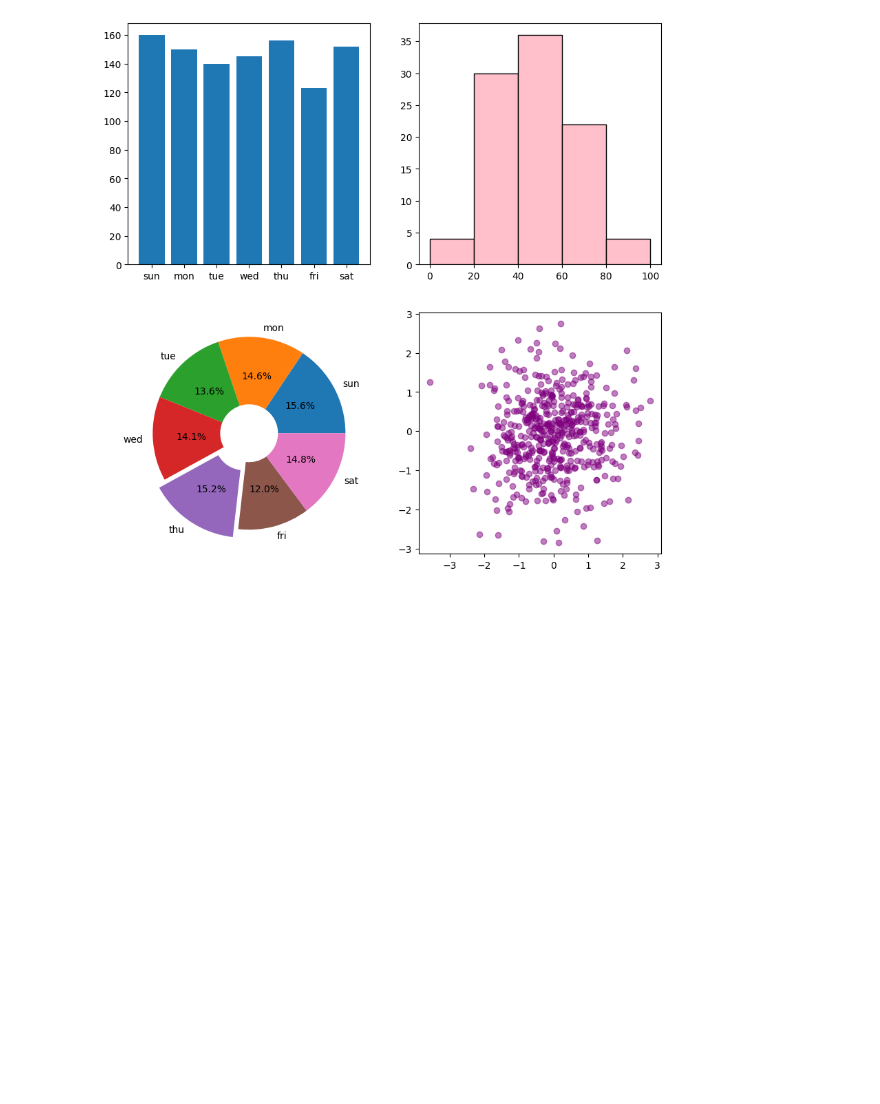
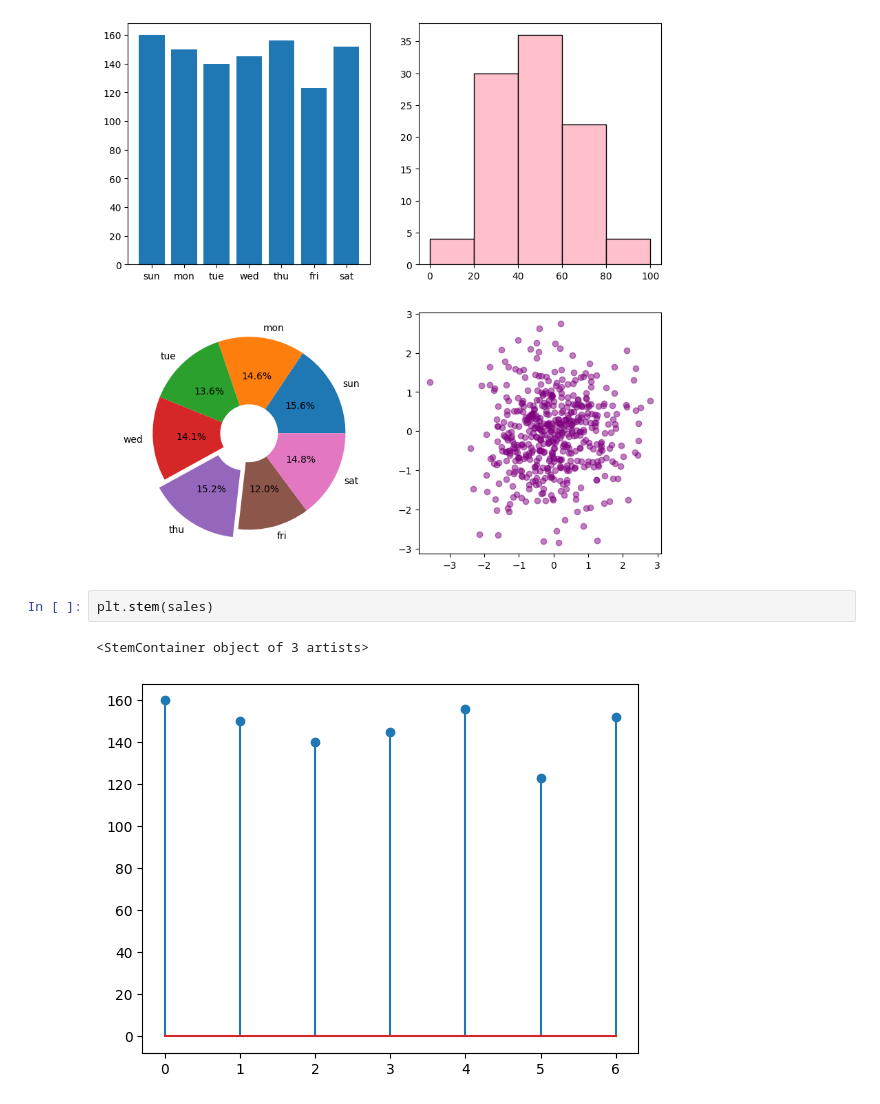
Before and after one commit to disha28118/immigration-analysis, a Jupyter notebook: data analysis/numpy.ipynb, the cells around one changed output. Drawn from its saved outputs; the diff is of its cells as text; blank space fills up the shorter version.

```diff
--- a/data analysis/numpy.ipynb
+++ b/data analysis/numpy.ipynb
@@ -135,3 +135,8 @@ g4.scatter(x,y,color='purple',alpha=0.5)
 plt.show()
 # %% [output]
 [figure]
+# %%
+plt.stem(sales)
+# %% [output]
+<StemContainer object of 3 artists>
+[figure, added]
```
Also changed, not shown: 1 other file.
